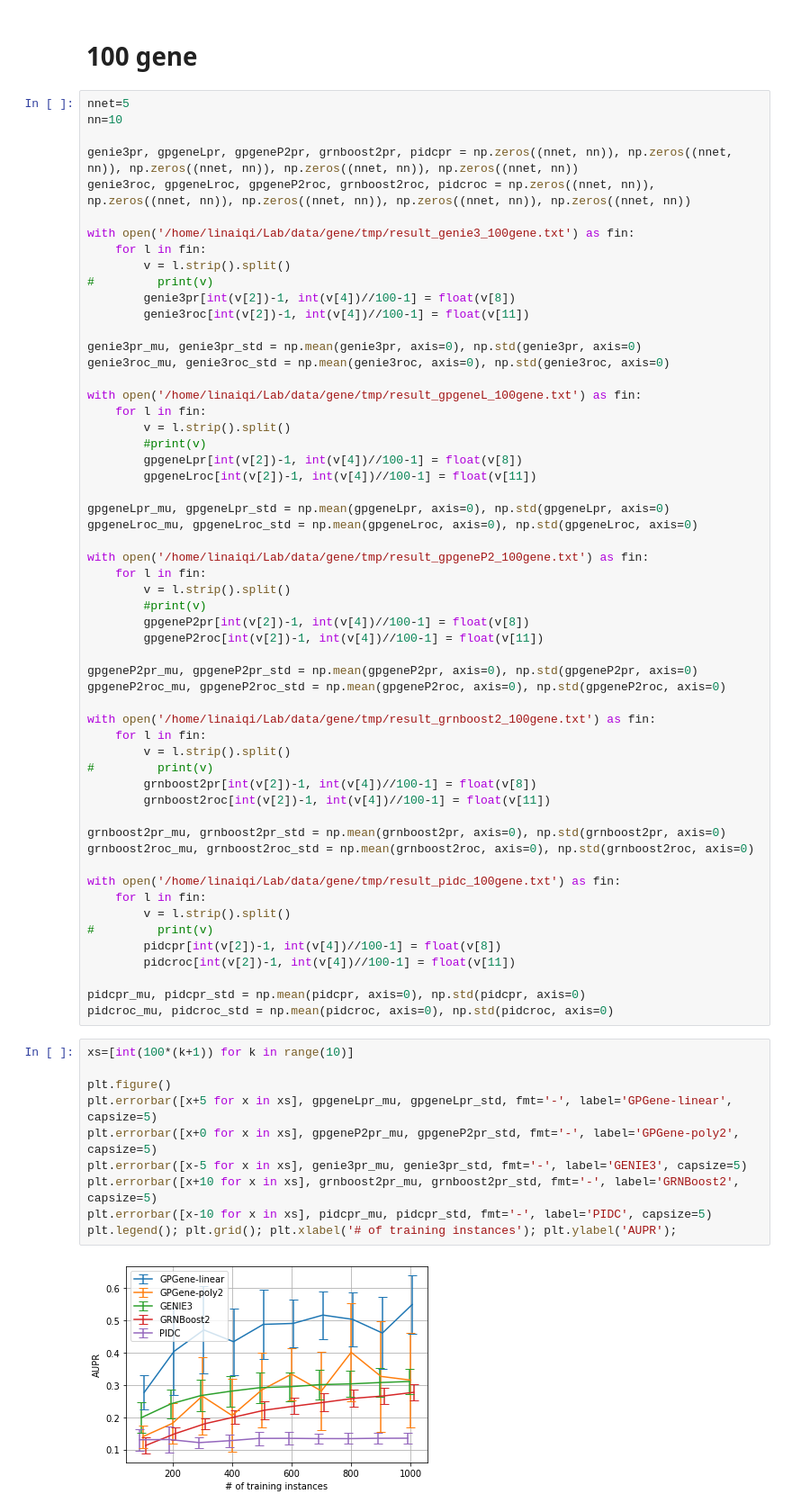
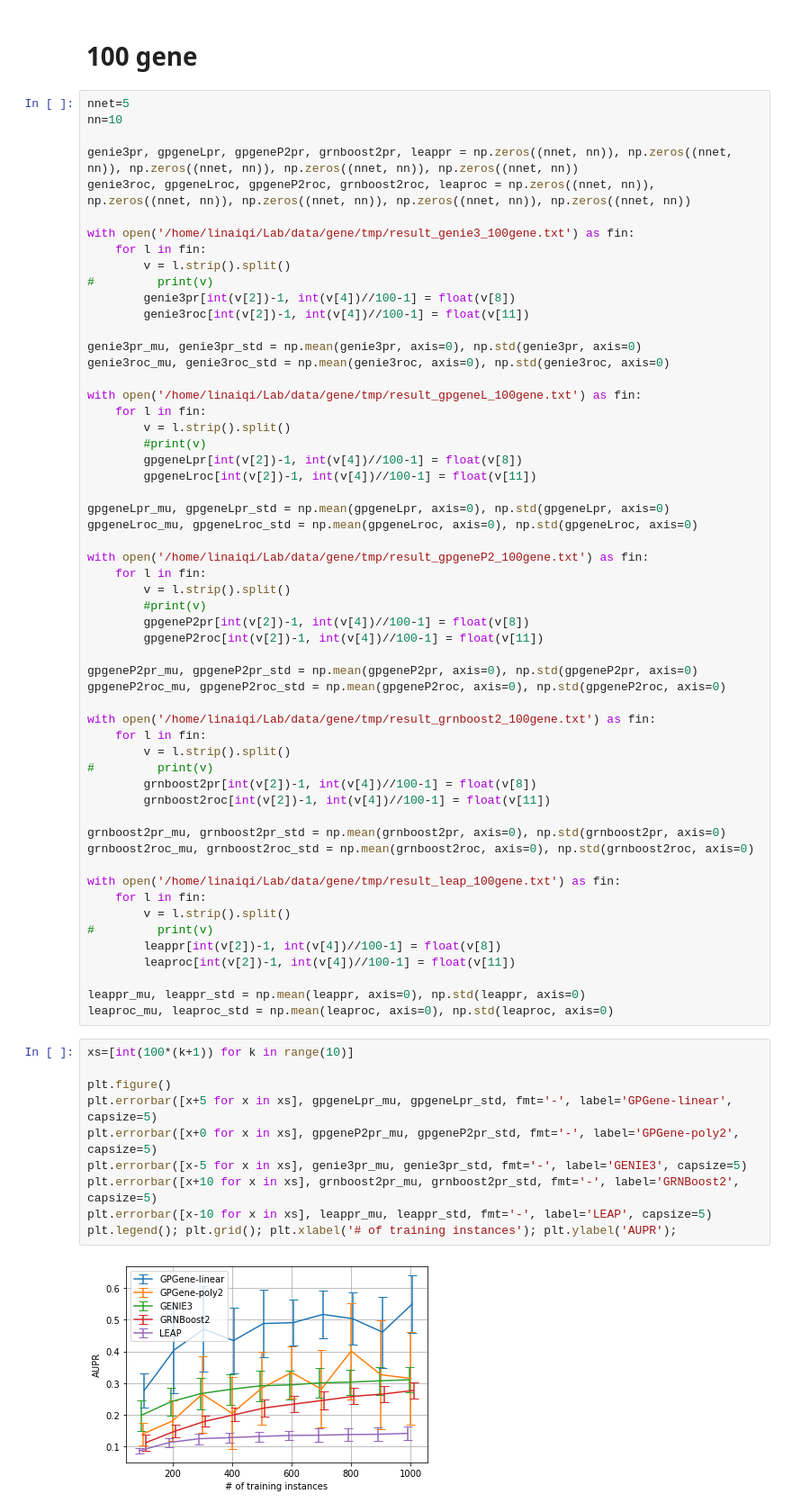
Before and after one commit to naiqili/GPGene, a Jupyter notebook: draw_fig.ipynb, the cells around one changed output. Shown at 90% size. Drawn from its saved outputs; the diff is of its cells as text.

```diff
--- a/draw_fig.ipynb
+++ b/draw_fig.ipynb
@@ -10,8 +10,8 @@ import pandas as pd
 nnet=5
 nn=10
 
-genie3pr, gpgeneLpr, gpgeneP2pr, grnboost2pr, pidcpr = np.zeros((nnet, nn)), np.zeros((nnet, nn)), np.zeros((nnet, nn)), np.zeros((nnet, nn)), np.zeros((nnet, nn))
-genie3roc, gpgeneLroc, gpgeneP2roc, grnboost2roc, pidcroc = np.zeros((nnet, nn)), np.zeros((nnet, nn)), np.zeros((nnet, nn)), np.zeros((nnet, nn)), np.zeros((nnet, nn))
+genie3pr, gpgeneLpr, gpgeneP2pr, grnboost2pr, leappr = np.zeros((nnet, nn)), np.zeros((nnet, nn)), np.zeros((nnet, nn)), np.zeros((nnet, nn)), np.zeros((nnet, nn))
+genie3roc, gpgeneLroc, gpgeneP2roc, grnboost2roc, leaproc = np.zeros((nnet, nn)), np.zeros((nnet, nn)), np.zeros((nnet, nn)), np.zeros((nnet, nn)), np.zeros((nnet, nn))
 
 with open('/home/linaiqi/Lab/data/gene/tmp/result_genie3_100gene.txt') as fin:
     for l in fin:
@@ -53,27 +53,27 @@ with open('/home/linaiqi/Lab/data/gene/tmp/result_grnboost2_100gene.txt') as fin
 grnboost2pr_mu, grnboost2pr_std = np.mean(grnboost2pr, axis=0), np.std(grnboost2pr, axis=0)
 grnboost2roc_mu, grnboost2roc_std = np.mean(grnboost2roc, axis=0), np.std(grnboost2roc, axis=0)
 
-with open('/home/linaiqi/Lab/data/gene/tmp/result_pidc_100gene.txt') as fin:
+with open('/home/linaiqi/Lab/data/gene/tmp/result_leap_100gene.txt') as fin:
     for l in fin:
         v = l.strip().split()
 #         print(v)
-        pidcpr[int(v[2])-1, int(v[4])//100-1] = float(v[8])
-        pidcroc[int(v[2])-1, int(v[4])//100-1] = float(v[11])
+        leappr[int(v[2])-1, int(v[4])//100-1] = float(v[8])
+        leaproc[int(v[2])-1, int(v[4])//100-1] = float(v[11])
 
-pidcpr_mu, pidcpr_std = np.mean(pidcpr, axis=0), np.std(pidcpr, axis=0)
-pidcroc_mu, pidcroc_std = np.mean(pidcroc, axis=0), np.std(pidcroc, axis=0)
+leappr_mu, leappr_std = np.mean(leappr, axis=0), np.std(leappr, axis=0)
+leaproc_mu, leaproc_std = np.mean(leaproc, axis=0), np.std(leaproc, axis=0)
 # %%
 xs=[int(100*(k+1)) for k in range(10)]
 
 plt.figure()
 plt.errorbar([x+5 for x in xs], gpgeneLpr_mu, gpgeneLpr_std, fmt='-', label='GPGene-linear', capsize=5)
 plt.errorbar([x+0 for x in xs], gpgeneP2pr_mu, gpgeneP2pr_std, fmt='-', label='GPGene-poly2', capsize=5)
 plt.errorbar([x-5 for x in xs], genie3pr_mu, genie3pr_std, fmt='-', label='GENIE3', capsize=5)
 plt.errorbar([x+10 for x in xs], grnboost2pr_mu, grnboost2pr_std, fmt='-', label='GRNBoost2', capsize=5)
-plt.errorbar([x-10 for x in xs], pidcpr_mu, pidcpr_std, fmt='-', label='PIDC', capsize=5)
+plt.errorbar([x-10 for x in xs], leappr_mu, leappr_std, fmt='-', label='LEAP', capsize=5)
 plt.legend(); plt.grid(); plt.xlabel('# of training instances'); plt.ylabel('AUPR');
 # %% [output]
-[figure, old version]
+[figure, new version]
 # %%
 plt.figure()
 plt.errorbar([x+5 for x in xs], gpgeneLroc_mu, gpgeneLroc_std, fmt='-', label='GPGene-linear', capsize=5)
```
Also changed, not shown: parts of 1 cell of this notebook, 13 other files.
